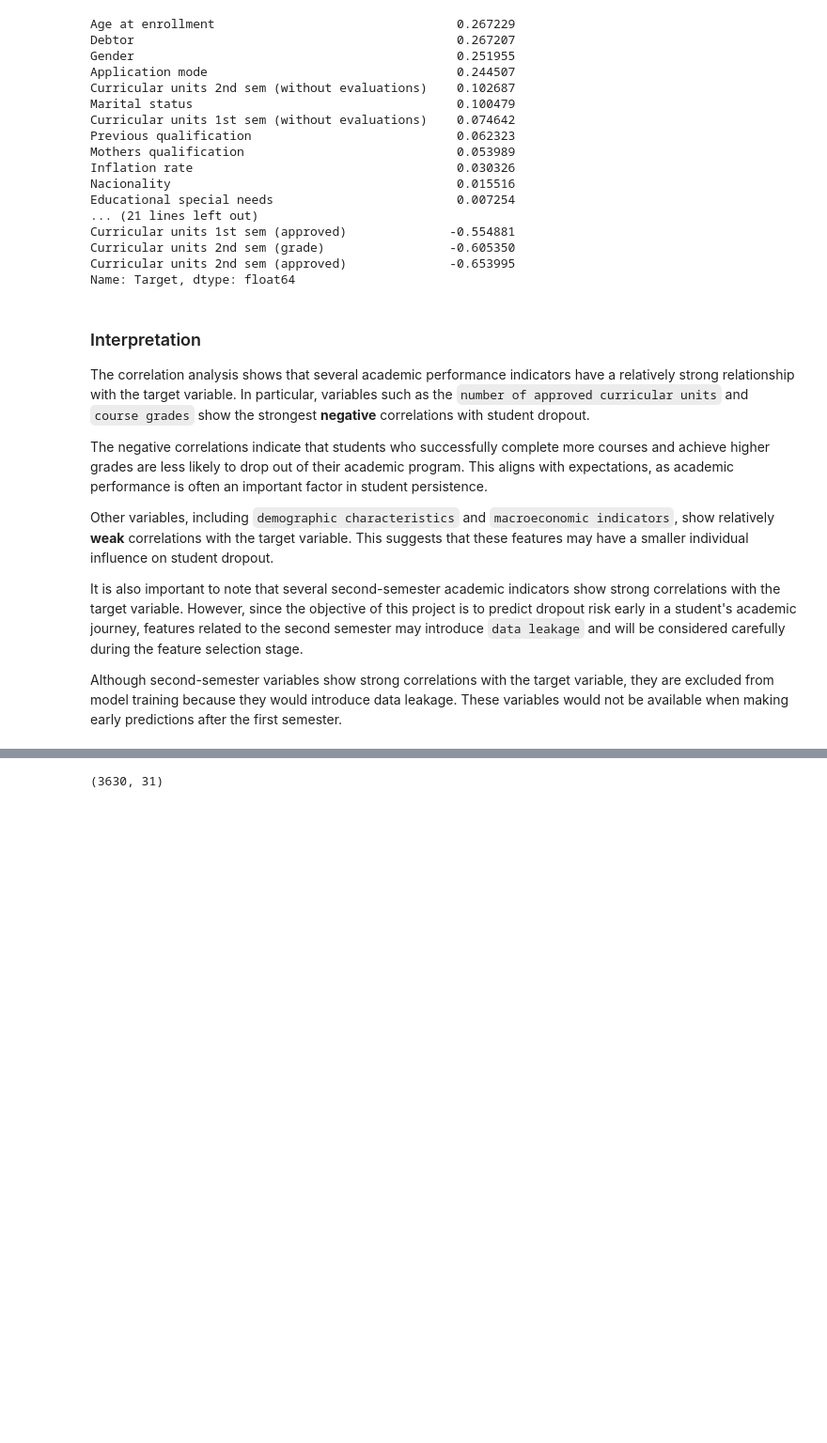
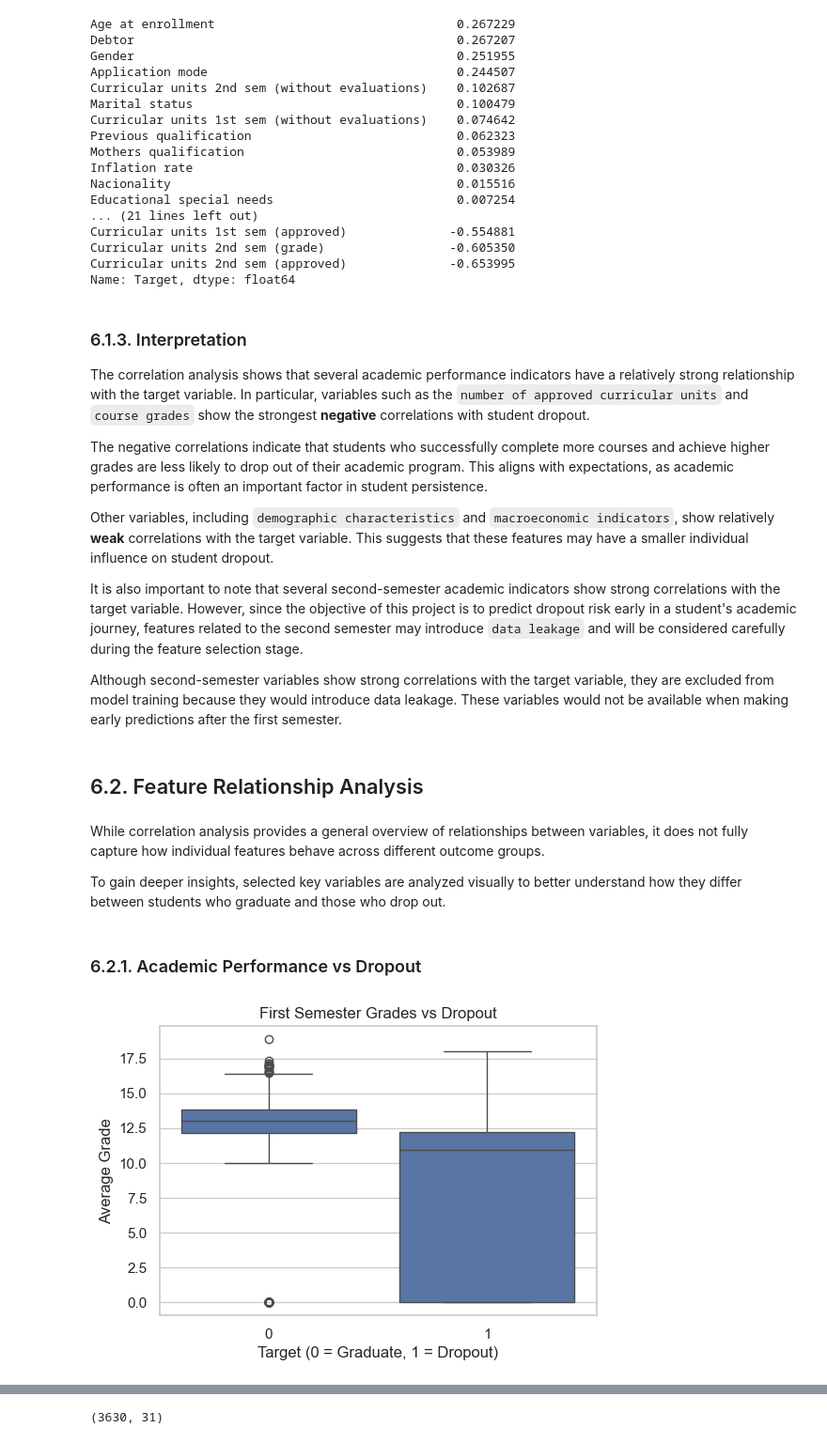
Before and after one commit to DimitarMalamski/student-dropout-predictor, a Jupyter notebook: notebooks/dropout_predictor.ipynb, the cells around one changed output, grey strips where cells are left out. Shown at 94% size. Saved outputs shown, nothing was run; the diff lists cells and outputs as text; code cells hidden in the pictures; blank space fills up the shorter version.

Commit message:
include feature relationship analysis

```diff
--- a/notebooks/dropout_predictor.ipynb
+++ b/notebooks/dropout_predictor.ipynb
@@ -236,7 +240,7 @@ Curricular units 2nd sem (grade)                 -0.605350
 Curricular units 2nd sem (approved)              -0.653995
 Name: Target, dtype: float64
 # %% [markdown]
-### Interpretation
+### 6.1.3. Interpretation
 
 The correlation analysis shows that several academic performance indicators have a relatively strong relationship with the target variable. In particular, variables such as the `number of approved curricular units` and `course grades` show the strongest **negative** correlations with student dropout.
 
@@ -247,3 +251,22 @@ Other variables, including `demographic characteristics` and `macroeconomic indi
 It is also important to note that several second-semester academic indicators show strong correlations with the target variable. However, since the objective of this project is to predict dropout risk early in a student's academic journey, features related to the second semester may introduce `data leakage` and will be considered carefully during the feature selection stage.
 
 Although second-semester variables show strong correlations with the target variable, they are excluded from model training because they would introduce data leakage. These variables would not be available when making early predictions after the first semester.
+# %% [markdown]
+## 6.2. Feature Relationship Analysis
+# %% [markdown]
+While correlation analysis provides a general overview of relationships between variables, it does not fully capture how individual features behave across different outcome groups.
+
+To gain deeper insights, selected key variables are analyzed visually to better understand how they differ between students who graduate and those who drop out.
+# %% [markdown]
+### 6.2.1. Academic Performance vs Dropout
+# %%
+plt.figure(figsize=(6,4))
+sns.boxplot(x="Target", y="Curricular units 1st sem (grade)", data=df)
+
+plt.title("First Semester Grades vs Dropout")
+plt.xlabel("Target (0 = Graduate, 1 = Dropout)")
+plt.ylabel("Average Grade")
+
+plt.show()
+# %% [output]
+[figure, added]
```
Also changed, not shown: parts of 15 cells of this notebook.
